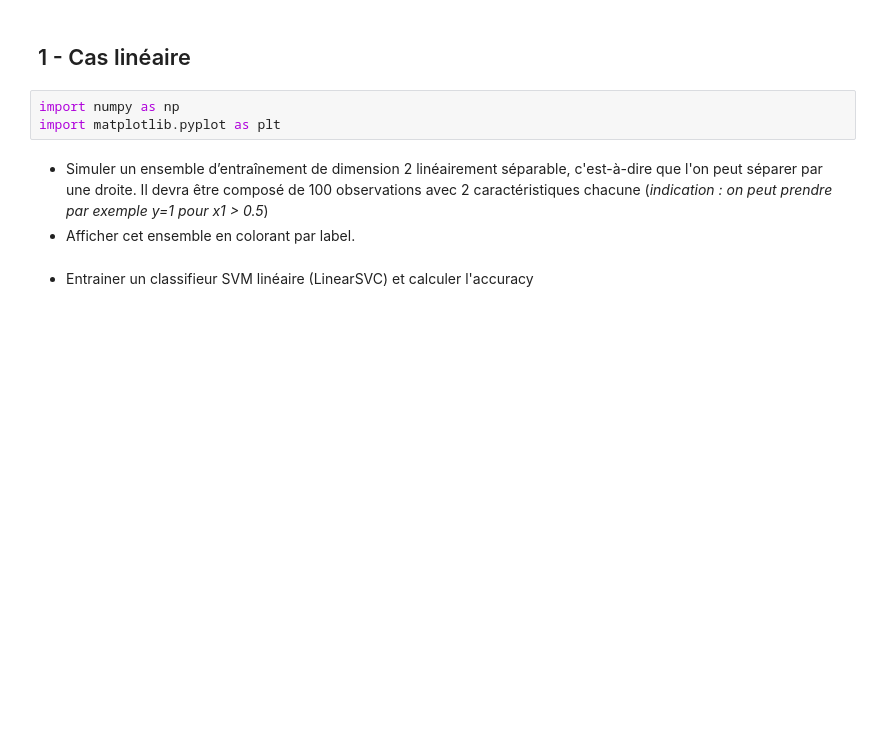
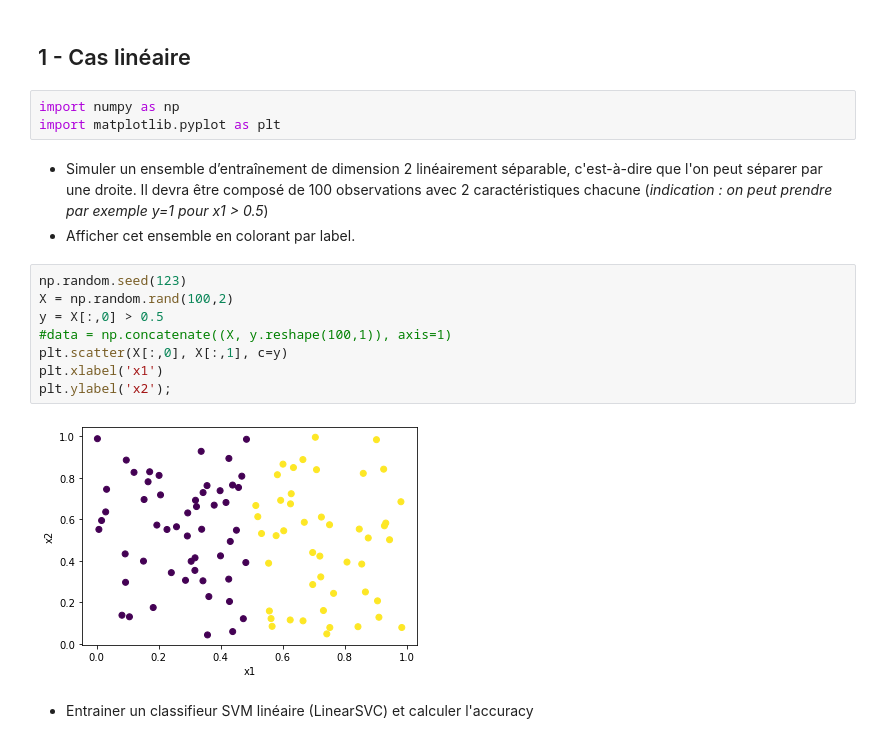
Before and after one commit to louiskuhn/IA-P2-Euskadi, a Jupyter notebook: Ressources/Machine Learning/SVM/1. Les SVM_exo1.ipynb, the cells around one changed output. Drawn from its saved outputs; the diff is of its cells as text; blank space fills up the shorter version.

```diff
--- a/Ressources/Machine Learning/SVM/1. Les SVM_exo1.ipynb
+++ b/Ressources/Machine Learning/SVM/1. Les SVM_exo1.ipynb
@@ -8,5 +8,15 @@ import matplotlib.pyplot as plt
 # %% [markdown]
 - Simuler un ensemble d’entraînement de dimension 2 linéairement séparable, c'est-à-dire que l'on peut séparer par une droite. Il devra être composé de 100 observations avec 2 caractéristiques chacune (*indication : on peut prendre par exemple y=1 pour x1 > 0.5*)
 - Afficher cet ensemble en colorant par label.
+# %%
+np.random.seed(123)
+X = np.random.rand(100,2)
+y = X[:,0] > 0.5
+#data = np.concatenate((X, y.reshape(100,1)), axis=1)
+plt.scatter(X[:,0], X[:,1], c=y)
+plt.xlabel('x1')
+plt.ylabel('x2');
+# %% [output]
+[figure, added]
 # %% [markdown]
 - Entrainer un classifieur SVM linéaire (LinearSVC) et calculer l'accuracy
```
Also changed, not shown: parts of 5 cells of this notebook, 1 other file.
